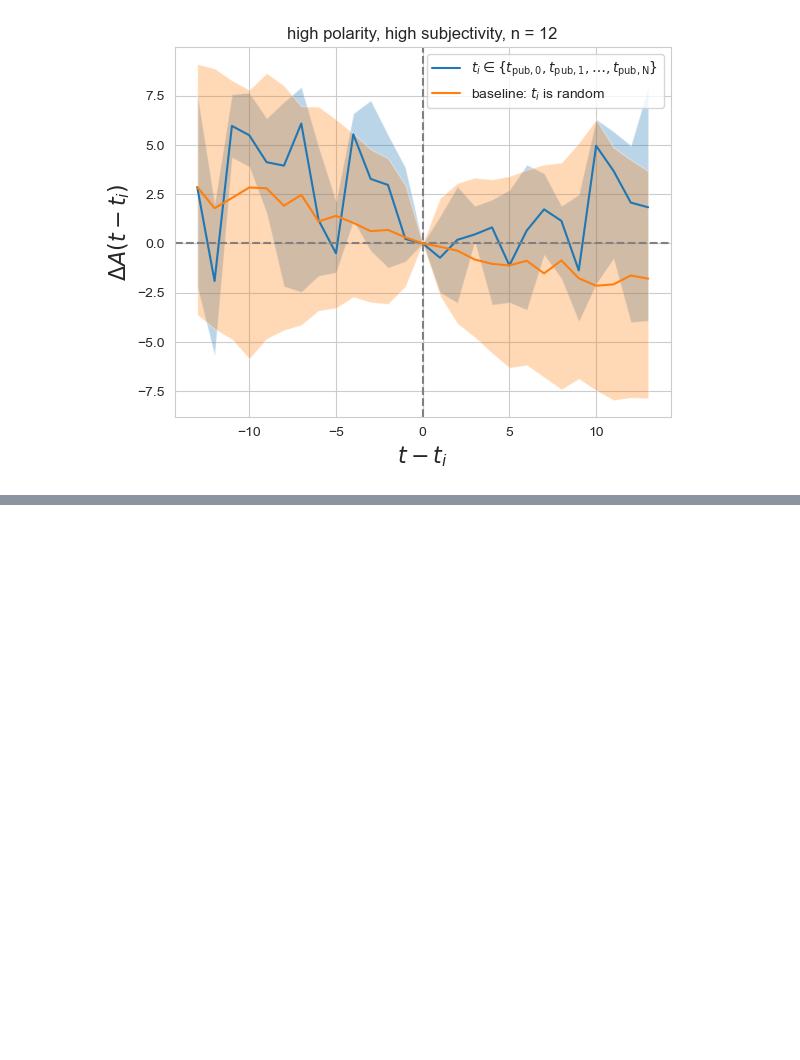
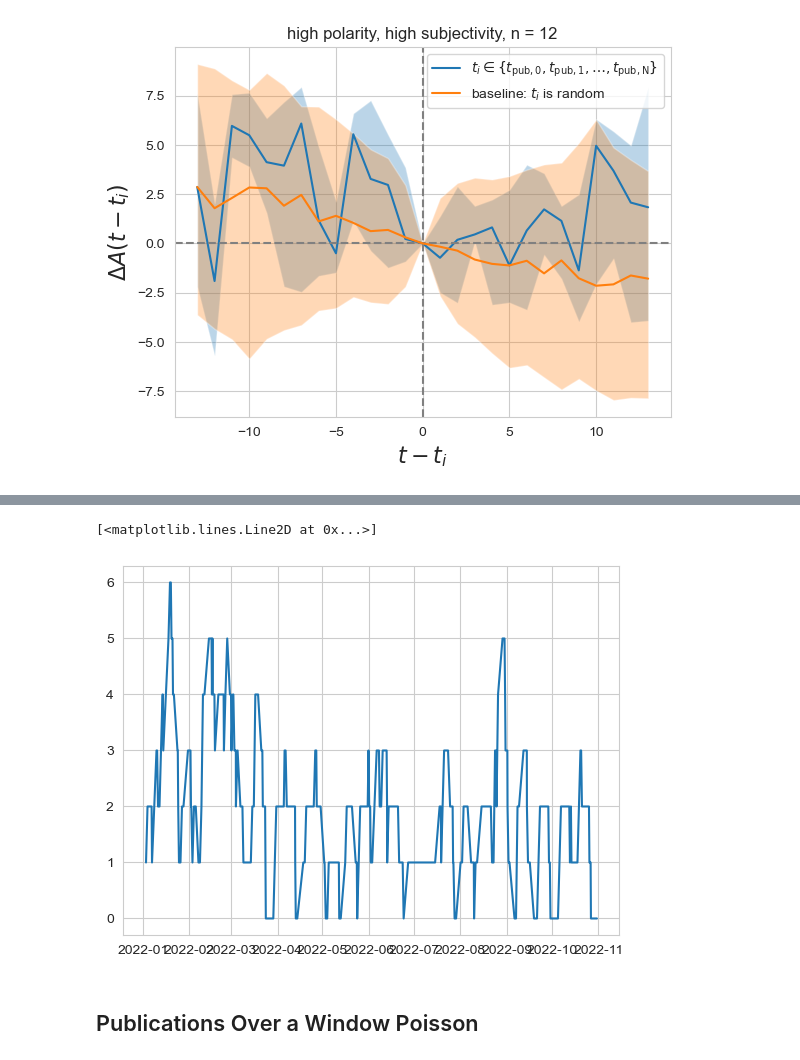
Before and after one commit to zhafen/markets-and-the-media, a Jupyter notebook: exploratory_data_analysis/visualize.ipynb, the cells around one changed output, grey strips where cells are left out. Drawn from its saved outputs; the diff is of its cells as text; code cells hidden in the pictures; blank space fills up the shorter version.

Commit message:
Added investigation into predicting article publishing.

```diff
--- a/exploratory_data_analysis/visualize.ipynb
+++ b/exploratory_data_analysis/visualize.ipynb
@@ -916,0 +927,4 @@ for group_key in stacked_combined.groups.keys():
+# %%
+media = media_data.set_index( 'pub_date' )
+# %%
+markets_and_media = market.join( media, how='outer' )
@@ -916,0 +949,15 @@ for group_key in stacked_combined.groups.keys():
+# %%
+# Count the number of articles published within h_pub days into the future
+mam_reverse_roll = markets_and_media[::-1].rolling( pd.Timedelta( pm['h_pub'], 'days' ) )
+pub_count = mam_reverse_roll['abstract'].count()
+# %%
+fig = plt.figure()
+ax = plt.gca()
+
+ax.plot(
+    pub_count.index,
+    pub_count,
+)
+# %% [output]
+[<matplotlib.lines.Line2D at 0x...>]
+[figure, added]
@@ -916,0 +967,2 @@ for group_key in stacked_combined.groups.keys():
+# %% [markdown]
+## Publications Over a Window Poisson
```
Also changed, not shown: parts of 13 cells of this notebook.
